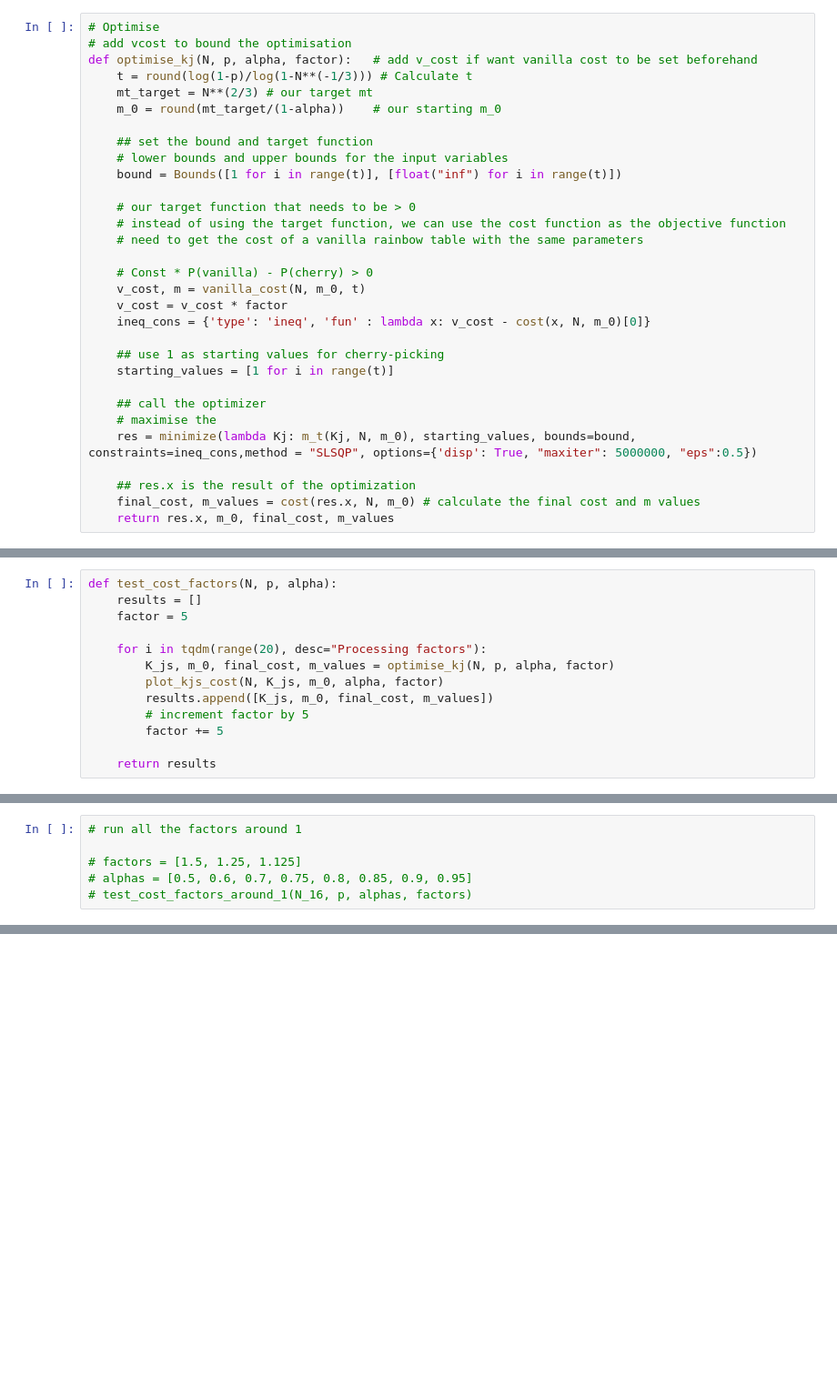
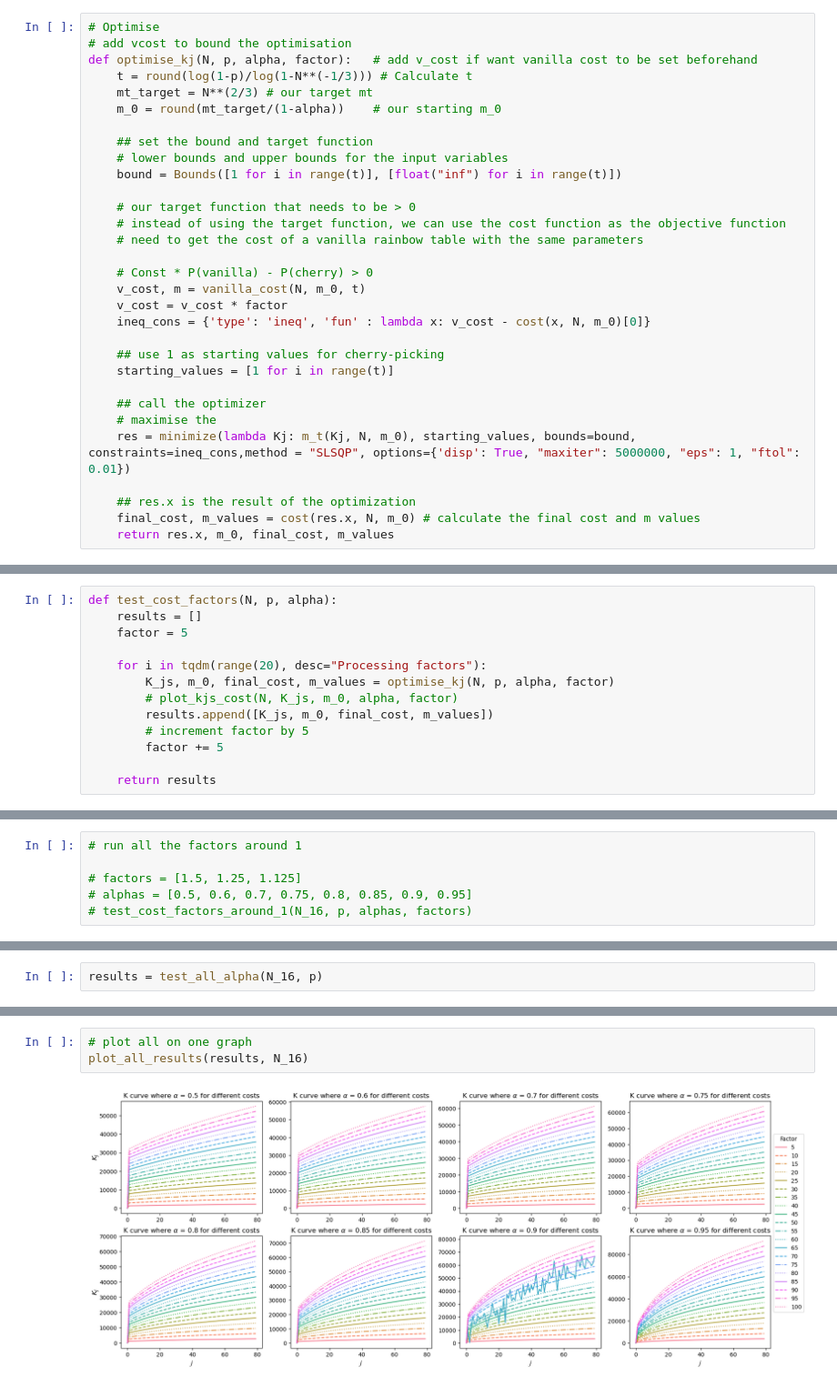
Before and after one commit to mahfuzahf/cherry-picking-reduction-functions, a Jupyter notebook: plots/higher_costs/higher_costs.ipynb, the cells around one changed output, grey strips where cells are left out. Shown at 91% size. Cells and saved outputs as stored; diff of their text form; blank space fills up the shorter version.

```diff
--- a/plots/higher_costs/higher_costs.ipynb
+++ b/plots/higher_costs/higher_costs.ipynb
@@ -44,7 +44,7 @@ def optimise_kj(N, p, alpha, factor):   # add v_cost if want vanilla cost to be
 
     ## call the optimizer
     # maximise the
-    res = minimize(lambda Kj: m_t(Kj, N, m_0), starting_values, bounds=bound, constraints=ineq_cons,method = "SLSQP", options={'disp': True, "maxiter": 5000000, "eps":0.5})
+    res = minimize(lambda Kj: m_t(Kj, N, m_0), starting_values, bounds=bound, constraints=ineq_cons,method = "SLSQP", options={'disp': True, "maxiter": 5000000, "eps": 1, "ftol": 0.01})
 
     ## res.x is the result of the optimization
     final_cost, m_values = cost(res.x, N, m_0) # calculate the final cost and m values
@@ -78,7 +78,7 @@ def test_cost_factors(N, p, alpha):
 
     for i in tqdm(range(20), desc="Processing factors"):
         K_js, m_0, final_cost, m_values = optimise_kj(N, p, alpha, factor)
-        plot_kjs_cost(N, K_js, m_0, alpha, factor)
+        # plot_kjs_cost(N, K_js, m_0, alpha, factor)
         results.append([K_js, m_0, final_cost, m_values])
         # increment factor by 5
         factor += 5
@@ -190,0 +195,2 @@ def test_cost_factors_around_1(N, p, alphas, factors):
+# %%
+results = test_all_alpha(N_16, p)
@@ -190,0 +262,5 @@ def test_cost_factors_around_1(N, p, alphas, factors):
+# %%
+# plot all on one graph
+plot_all_results(results, N_16)
+# %% [output]
+[figure, added]
```
Also changed, not shown: parts of 4 cells of this notebook, 13 other files.
